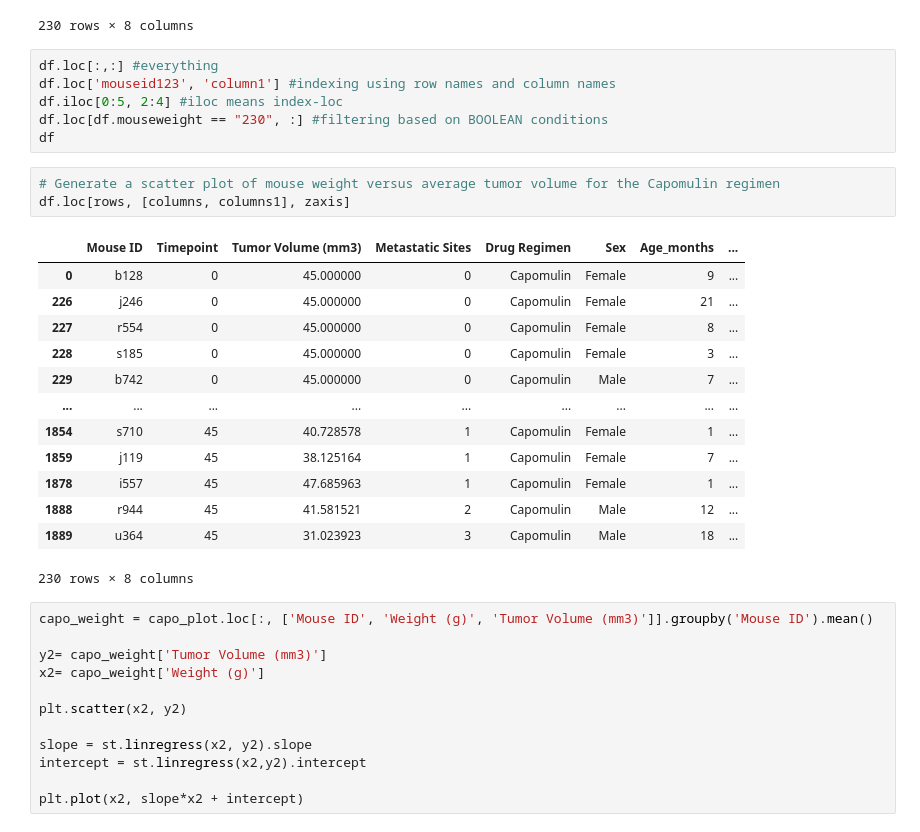
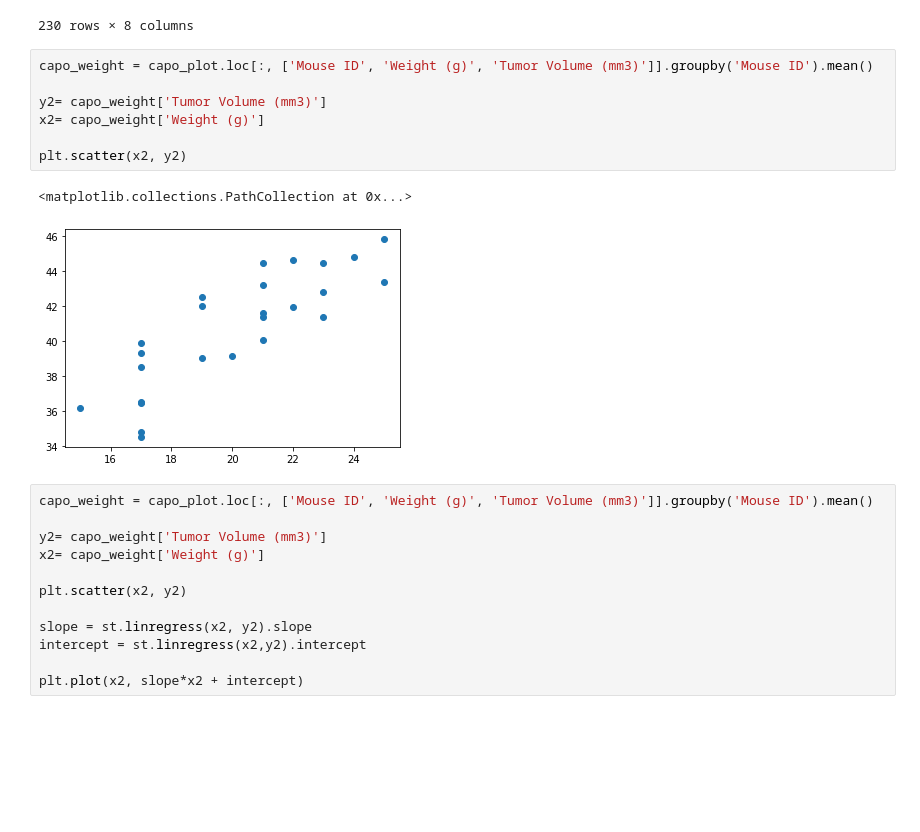
Before and after one commit to phil-wew/Pymaceuticals, a Jupyter notebook: solved_pymaceuticals.ipynb, the cells around one changed output. Saved outputs shown, nothing was run; the diff lists cells and outputs as text; blank space fills up the shorter version.

```diff
--- a/solved_pymaceuticals.ipynb
+++ b/solved_pymaceuticals.ipynb
@@ -367,29 +284,16 @@ capo_plot
 | 1888 | r944 | 45 | 41.581521 | 2 | Capomulin | Male | 12 | ... |
 | 1889 | u364 | 45 | 31.023923 | 3 | Capomulin | Male | 18 | ... |
 230 rows × 8 columns
-# %%
-df.loc[:,:] #everything
-df.loc['mouseid123', 'column1'] #indexing using row names and column names
-df.iloc[0:5, 2:4] #iloc means index-loc
-df.loc[df.mouseweight == "230", :] #filtering based on BOOLEAN conditions
-df
-# %%
-# Generate a scatter plot of mouse weight versus average tumor volume for the Capomulin regimen
-df.loc[rows, [columns, columns1], zaxis]
-# %% [output]
-|  | Mouse ID | Timepoint | Tumor Volume (mm3) | Metastatic Sites | Drug Regimen | Sex | Age_months | ... |
-| 0 | b128 | 0 | 45.000000 | 0 | Capomulin | Female | 9 | ... |
-| 226 | j246 | 0 | 45.000000 | 0 | Capomulin | Female | 21 | ... |
-| 227 | r554 | 0 | 45.000000 | 0 | Capomulin | Female | 8 | ... |
-| 228 | s185 | 0 | 45.000000 | 0 | Capomulin | Female | 3 | ... |
-| 229 | b742 | 0 | 45.000000 | 0 | Capomulin | Male | 7 | ... |
-| ... | ... | ... | ... | ... | ... | ... | ... | ... |
-| 1854 | s710 | 45 | 40.728578 | 1 | Capomulin | Female | 1 | ... |
-| 1859 | j119 | 45 | 38.125164 | 1 | Capomulin | Female | 7 | ... |
-| 1878 | i557 | 45 | 47.685963 | 1 | Capomulin | Female | 1 | ... |
-| 1888 | r944 | 45 | 41.581521 | 2 | Capomulin | Male | 12 | ... |
-| 1889 | u364 | 45 | 31.023923 | 3 | Capomulin | Male | 18 | ... |
-230 rows × 8 columns
+# %%
+capo_weight = capo_plot.loc[:, ['Mouse ID', 'Weight (g)', 'Tumor Volume (mm3)']].groupby('Mouse ID').mean()
+
+y2= capo_weight['Tumor Volume (mm3)']
+x2= capo_weight['Weight (g)']
+
+plt.scatter(x2, y2)
+# %% [output]
+<matplotlib.collections.PathCollection at 0x...>
+[figure, added]
 # %%
 capo_weight = capo_plot.loc[:, ['Mouse ID', 'Weight (g)', 'Tumor Volume (mm3)']].groupby('Mouse ID').mean()
 
```
Also changed, not shown: parts of 17 cells of this notebook, 1 other file.
